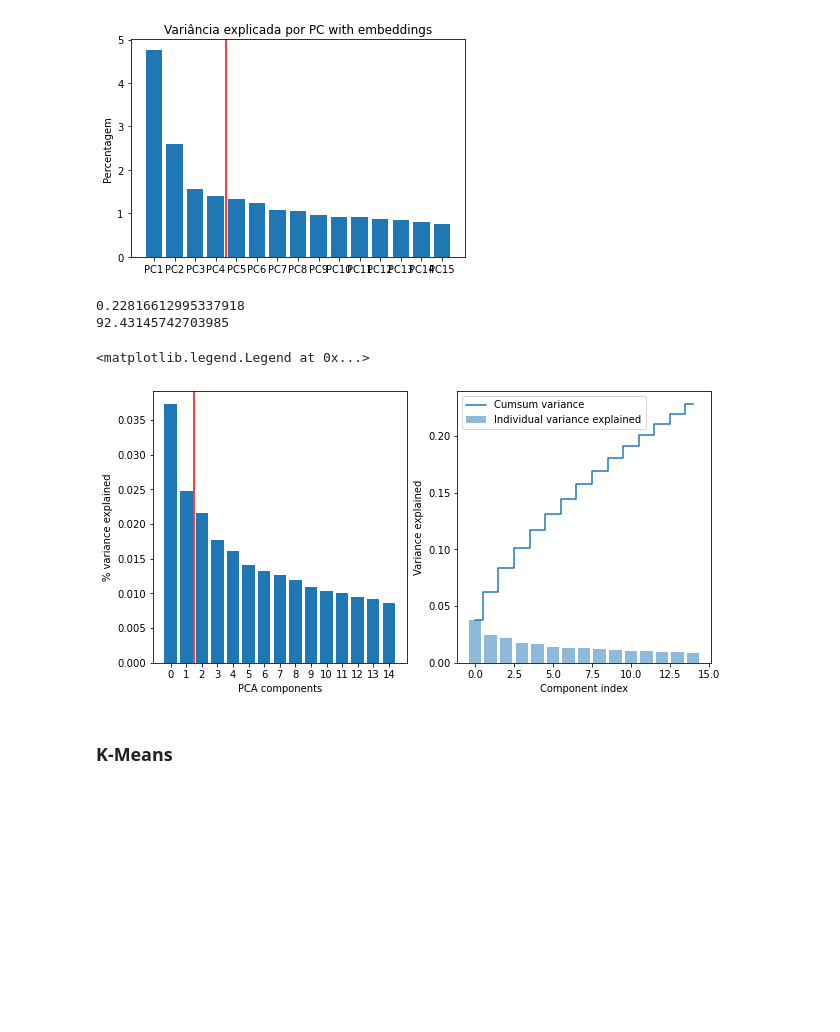
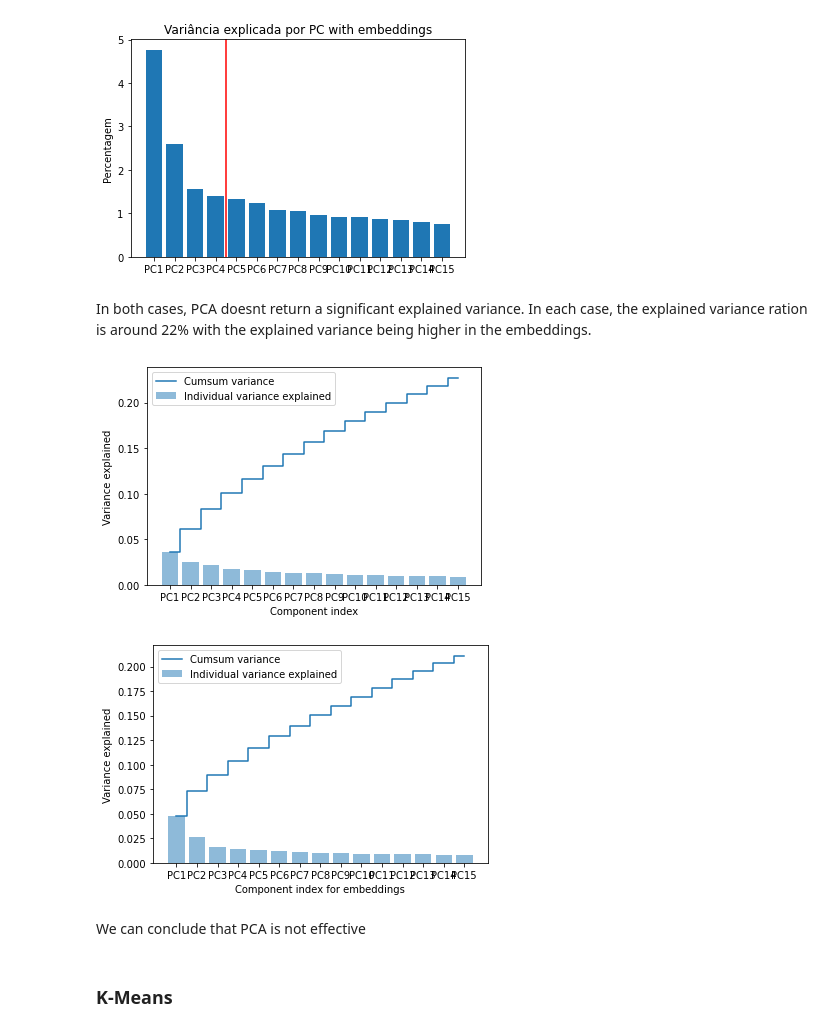
Before and after one commit to alexesperanca/SIB_G4, a Jupyter notebook: Main_Andre.ipynb, the cells around one changed output. Saved outputs shown, nothing was run; the diff lists cells and outputs as text; code cells hidden in the pictures; blank space fills up the shorter version.

```diff
--- a/Main_Andre.ipynb
+++ b/Main_Andre.ipynb
@@ -282,6 +280,6 @@ embeddings.to_csv("embeddings",sep=",")
 # %%
 train_dataset_embedding = train_dataset.join(embeddings).drop(columns=["protein_sequence"])
 # %%
-train_dataset=train_dataset.drop(columns=["seq_id","protein_sequence"])
+train_dataset=train_dataset.drop(columns=["protein_sequence"])
 train_dataset
 # %% [output]
@@ -319,7 +321,7 @@ Verificar se a média e o desvio padrão estão próximos dos valores 0 e 1, res
         Média: True
         Desvio Padrão: True
 # %%
-num_test = int(pre_processed_data.shape[0] * 0.5)
+num_test = int(pre_processed_data.shape[0] * 0.3)
 
 print("Numero de exemplos para teste: ", num_test)
 
@@ -420,43 +422,34 @@ plt.show()
 0.2110710863564235
 169.60766898622285
 [figure]
+# %% [markdown]
+In both cases, PCA doesnt return a significant explained variance. In each case, the explained variance ration is around 22% with the explained variance being higher in the embeddings.
 # %%
 n=15
 pca = PCA(n_components=n)
 X= pca.fit_transform(train_input)
-print(np.sum(pca.explained_variance_ratio_))
-print(np.sum(pca.explained_variance_))
 df_pca = pd.DataFrame(data=X)
 
 features = range(pca.n_components_)
 exp_var_pca = pca.explained_variance_ratio_
 cumsum = np.cumsum(exp_var_pca)
 explained_variance = pca.explained_variance_
 
-f, ax = plt.subplots(1, 2, figsize=(10, 5))
-ax[0].bar(features, pca.explained_variance_ratio_)
-ax[0].set_xlabel('PCA components')
-ax[0].set_ylabel('% variance explained')
-ax[0].set_xticks(features)
-ax[0].axvline(x=1.5, c='r')
 
-ax[1].bar(range(0,len(exp_var_pca)), exp_var_pca, alpha=0.5, align='center', label='Individual variance explained')
-ax[1].step(range(0,len(cumsum)), cumsum, where='mid',label='Cumsum variance')
-ax[1].set_ylabel('Variance explained')
-ax[1].set_xlabel('Component index')
-ax[1].legend(loc='best')
+plt.bar(range(0,len(exp_var_pca)), exp_var_pca, alpha=0.5, align='center', label='Individual variance explained')
+plt.step(range(0,len(cumsum)), cumsum, where='mid',label='Cumsum variance')
+plt.xticks(range(n), ['PC'+str(i) for i in range(1,n+1)])
+plt.ylabel("Variance explained")
+plt.xlabel("Component index")
+plt.legend(loc='best')
+plt.show()
 # %% [output]
-0.22816612995337918
-92.43145742703985
-<matplotlib.legend.Legend at 0x...>
-[figure, old version]
+[figure, new version]
 # %%
 n=15
 pca = PCA(n_components=n)
 
-X = pca.fit_transform(train_input)
-print(np.sum(pca.explained_variance_ratio_))
-print(np.sum(pca.explained_variance_))
+X = pca.fit_transform(train_input_embedding)
 df_pca = pd.DataFrame(data=X)
 
 features = range(pca.n_components_)
@@ -464,18 +457,18 @@ exp_var_pca = pca.explained_variance_ratio_
 cumsum = np.cumsum(exp_var_pca)
 explained_variance = pca.explained_variance_
 
-f, ax = plt.subplots(1, 2, figsize=(10, 5))
-ax[0].bar(features, pca.explained_variance_ratio_)
-ax[0].set_xlabel('PCA components')
-ax[0].set_ylabel('% variance explained')
-ax[0].set_xticks(features)
-ax[0].axvline(x=1.5, c='r')
 
-ax[1].bar(range(0,len(exp_var_pca)), exp_var_pca, alpha=0.5, align='center', label='Individual variance explained')
-ax[1].step(range(0,len(cumsum)), cumsum, where='mid',label='Cumsum variance')
-ax[1].set_ylabel('Variance explained')
-ax[1].set_xlabel('Component index')
-ax[1].legend(loc='best')
+plt.bar(range(0,len(exp_var_pca)), exp_var_pca, alpha=0.5, align='center', label='Individual variance explained')
+plt.step(range(0,len(cumsum)), cumsum, where='mid',label='Cumsum variance')
+plt.xticks(range(n), ['PC'+str(i) for i in range(1,n+1)])
+plt.ylabel("Variance explained")
+plt.xlabel("Component index for embeddings")
+plt.legend(loc='best')
+plt.show()
+# %% [output]
+[figure, added]
+# %% [markdown]
+We can conclude that PCA is not effective
 # %% [markdown]
 ### K-Means
 # %% [markdown]
```
Also changed, not shown: parts of 21 cells of this notebook.
